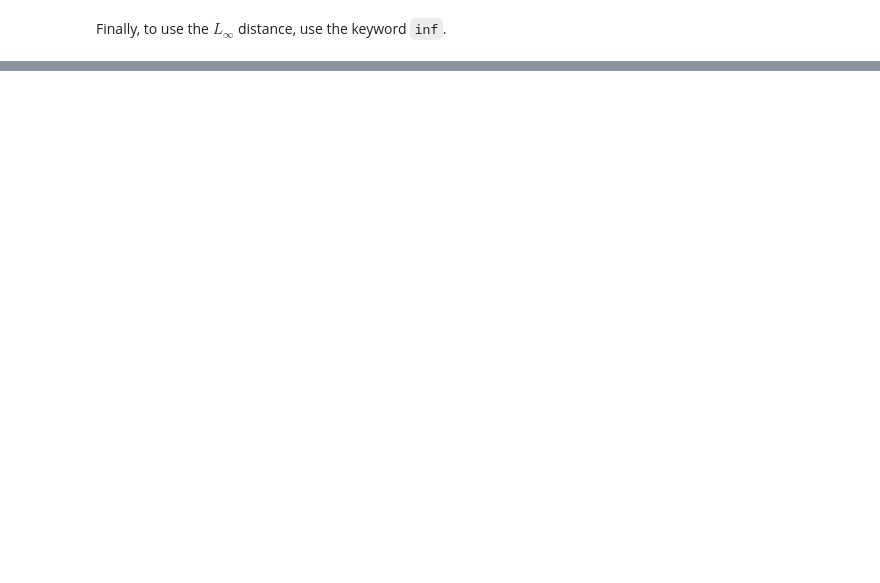
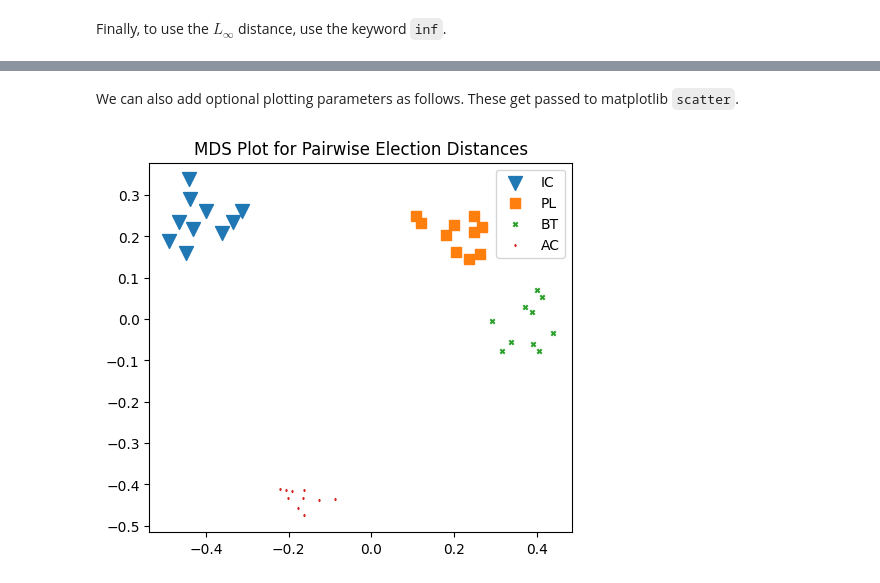
Before and after one commit to mggg/VoteKit, a Jupyter notebook: notebooks/some_plotting_options.ipynb, the cells around one changed output, grey strips where cells are left out. Saved outputs shown, nothing was run; the diff lists cells and outputs as text; code cells hidden in the pictures; blank space fills up the shorter version.

```diff
--- a/notebooks/some_plotting_options.ipynb
+++ b/notebooks/some_plotting_options.ipynb
@@ -167,0 +164,19 @@ plt.show()
+# %% [markdown]
+We can also add optional plotting parameters as follows. These get passed to matplotlib `scatter`.
+# %%
+# this allows us to generate 10 preference profiles under each ballot generator
+mds_coords = compute_MDS(data = {'IC': [ic.generate_profile(number_of_ballots) for i in range(10)],
+                        'PL': [pl.generate_profile(number_of_ballots) for i in range(10)],
+                        'BT': [bt.generate_profile(number_of_ballots) for i in range(10)],
+                       'AC': [ac.generate_profile(number_of_ballots) for i in range(10)]
+                       }, distance = earth_mover_dist)
+
+
+plot_kwarg_dict = {"IC": {"marker": "v", "s": 100},
+                   "PL": {"marker": "s", "s": 50},
+                   "BT": {"marker": "x", "s": 10},
+                   "AC": {"marker": "d", "s": 1}}
+plot = plot_MDS(mds_coords, plot_kwarg_dict= plot_kwarg_dict, legend=True, title=True)
+plt.show()
+# %% [output]
+[figure, added]
```
Also changed, not shown: parts of 8 cells of this notebook, 9 other files.
